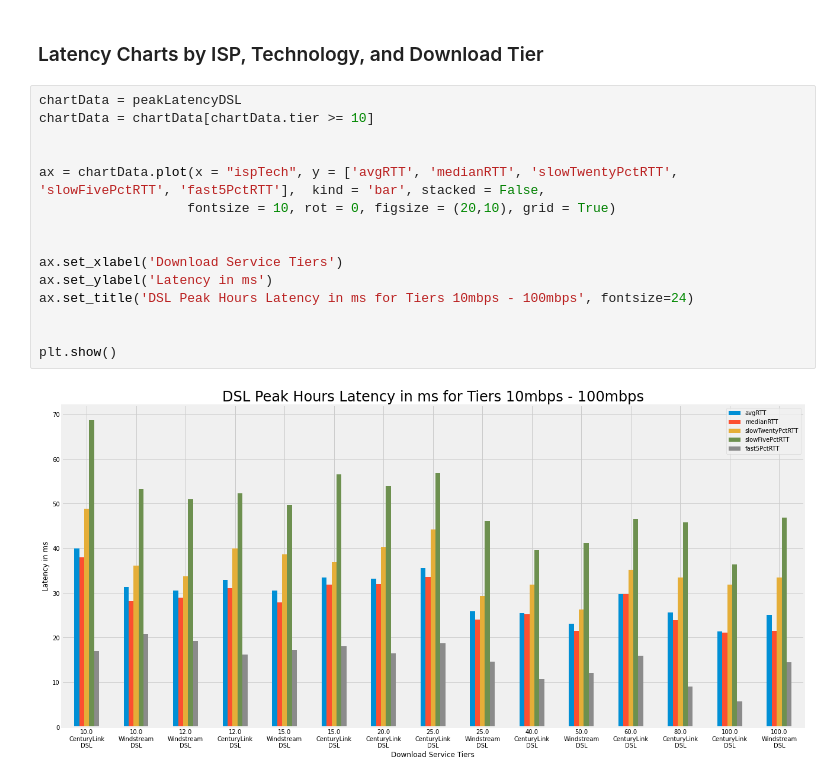
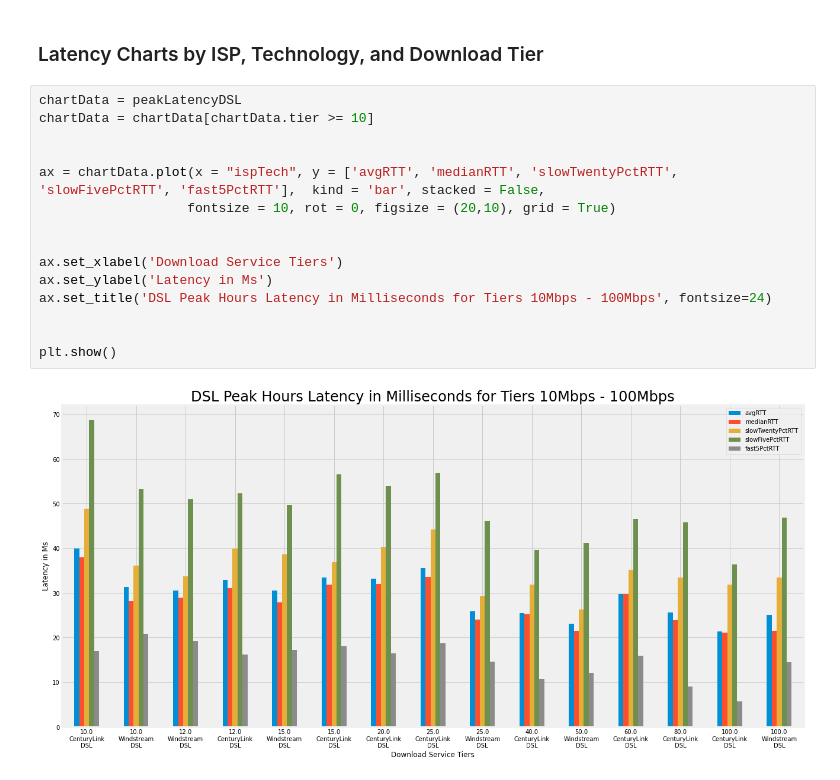
Before and after one commit to afreund415/MBA-broadband-research, a Jupyter notebook: MBA Latency Charts IPv4.ipynb, the cells around one changed output. Drawn from its saved outputs; the diff is of its cells as text.

```diff
--- a/MBA Latency Charts IPv4.ipynb
+++ b/MBA Latency Charts IPv4.ipynb
@@ -247,20 +248,20 @@ fullDayLatencyFiber = fullDayLatencyFiber[(fullDayLatencyFiber['isp'] =='Frontie
 # %%
 chartData = peakLatencyDSL
 chartData = chartData[chartData.tier >= 10]
 
 
 ax = chartData.plot(x = "ispTech", y = ['avgRTT', 'medianRTT', 'slowTwentyPctRTT', 'slowFivePctRTT', 'fast5PctRTT'],  kind = 'bar', stacked = False,
                    fontsize = 10, rot = 0, figsize = (20,10), grid = True)
 
 
 ax.set_xlabel('Download Service Tiers')
-ax.set_ylabel('Latency in ms')
-ax.set_title('DSL Peak Hours Latency in ms for Tiers 10mbps - 100mbps', fontsize=24)
+ax.set_ylabel('Latency in Ms')
+ax.set_title('DSL Peak Hours Latency in Milliseconds for Tiers 10Mbps - 100Mbps', fontsize=24)
 
 
 plt.show()
 # %% [output]
-[figure, old version]
+[figure, new version]
 # %%
 chartData = peakLatencyDSL
 chartData = chartData[chartData.tier >= 10]
```
Also changed, not shown: parts of 11 cells of this notebook, 2 other files.
